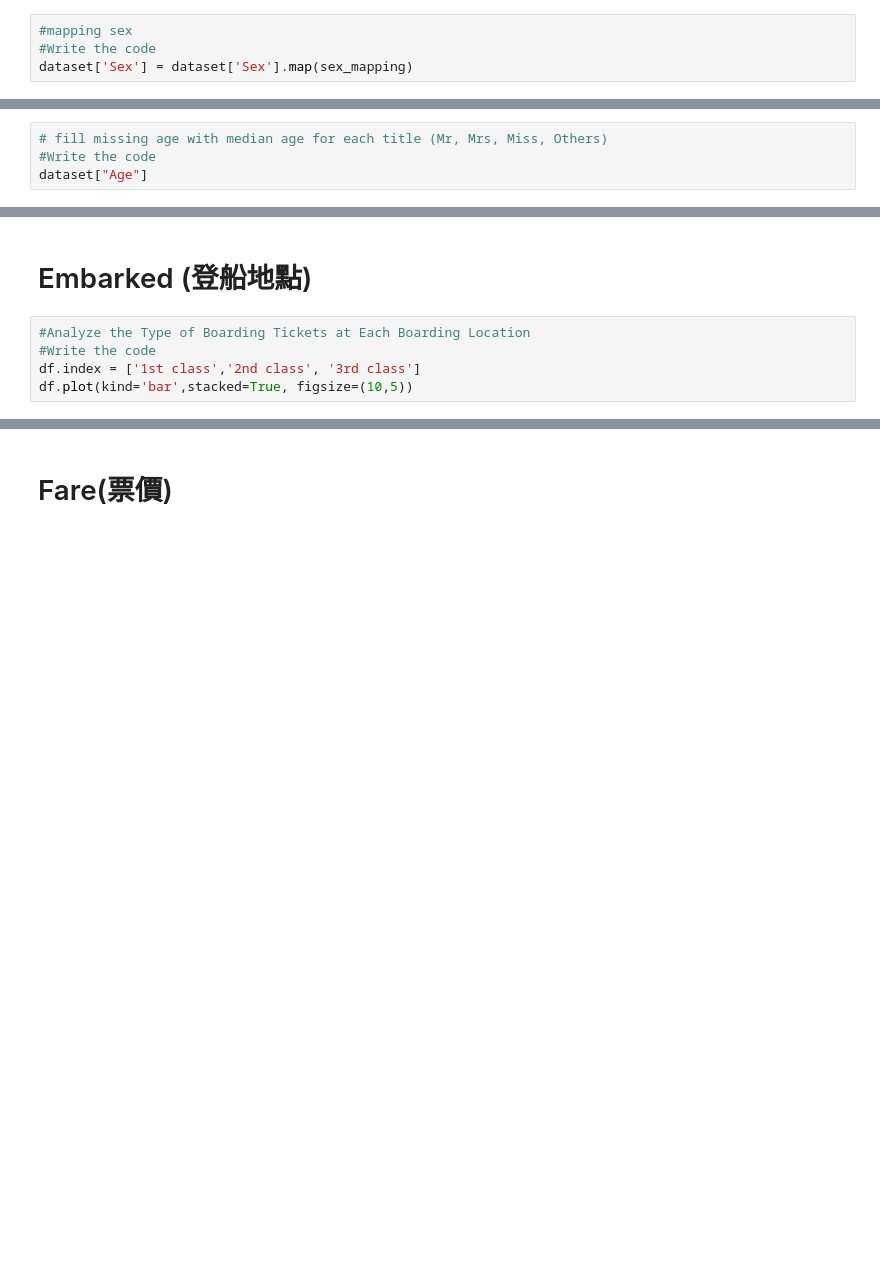
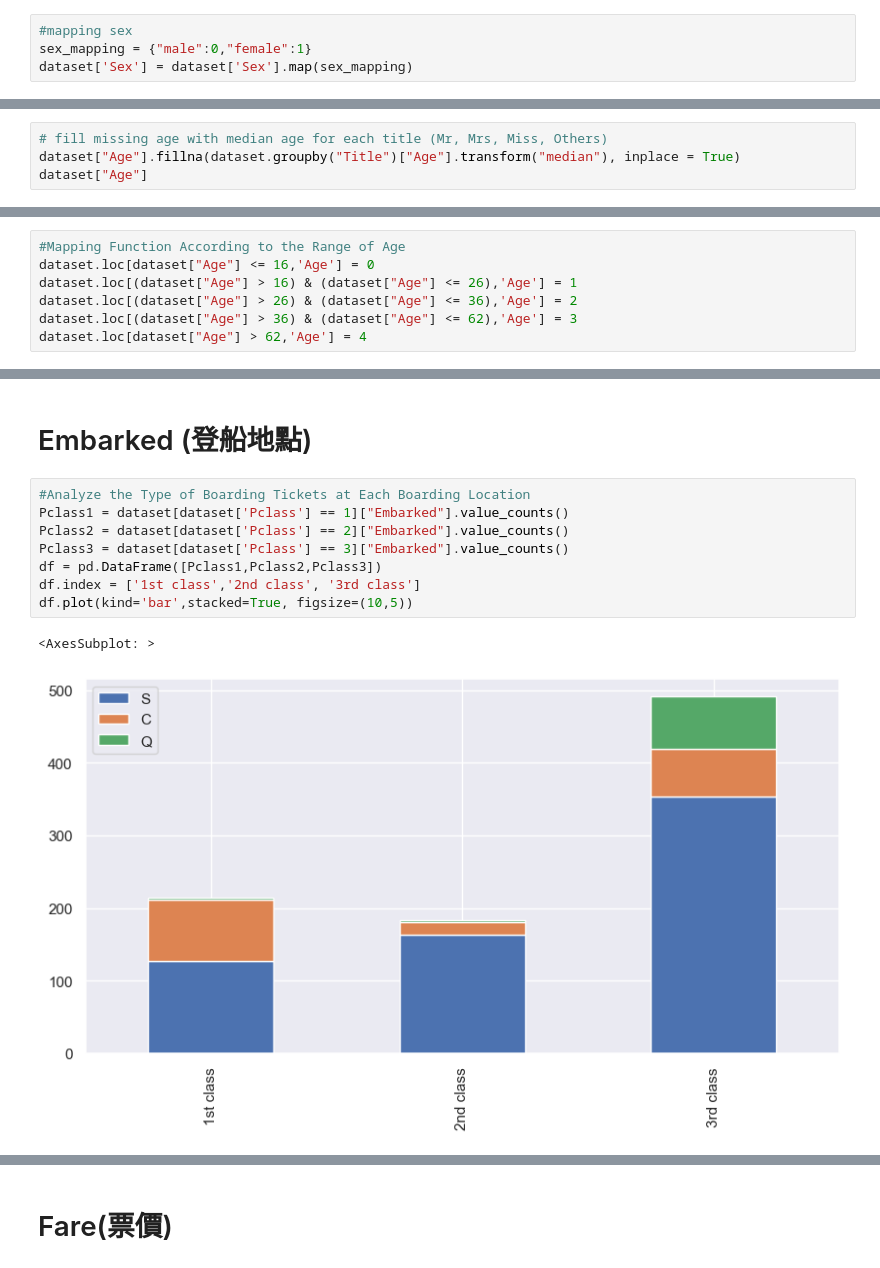
Before and after one commit to KaiTung/NCU_111_ML, a Jupyter notebook: 111-1機器學習/Week8/ToStudents/Lab-DNN-Titanic/DNN-ToStudents.ipynb, the cells around one changed output, grey strips where cells are left out. Drawn from its saved outputs; the diff is of its cells as text; blank space fills up the shorter version.

```diff
--- a/111-1機器學習/Week8/ToStudents/Lab-DNN-Titanic/DNN-ToStudents.ipynb
+++ b/111-1機器學習/Week8/ToStudents/Lab-DNN-Titanic/DNN-ToStudents.ipynb
@@ -164,7 +194,7 @@ dataset.head()
 # Sex
 # %%
 #mapping sex
-#Write the code
+sex_mapping = {"male":0,"female":1}
 dataset['Sex'] = dataset['Sex'].map(sex_mapping)
 # %%
 bar_chart('Sex')
@@ -175,5 +221,5 @@ dataset.head(100)
 # Age
 # %%
 # fill missing age with median age for each title (Mr, Mrs, Miss, Others)
-#Write the code
+dataset["Age"].fillna(dataset.groupby("Title")["Age"].transform("median"), inplace = True)
 dataset["Age"]
@@ -191,3 +258,10 @@ plt.show()
+# %%
+#Mapping Function According to the Range of Age
+dataset.loc[dataset["Age"] <= 16,'Age'] = 0
+dataset.loc[(dataset["Age"] > 16) & (dataset["Age"] <= 26),'Age'] = 1
+dataset.loc[(dataset["Age"] > 26) & (dataset["Age"] <= 36),'Age'] = 2
+dataset.loc[(dataset["Age"] > 36) & (dataset["Age"] <= 62),'Age'] = 3
+dataset.loc[dataset["Age"] > 62,'Age'] = 4
 # %%
 #Current dataframe
 dataset.head()
@@ -198,8 +281,14 @@ dataset.head()
 # Embarked (登船地點)
 # %%
 #Analyze the Type of Boarding Tickets at Each Boarding Location
-#Write the code
+Pclass1 = dataset[dataset['Pclass'] == 1]["Embarked"].value_counts()
+Pclass2 = dataset[dataset['Pclass'] == 2]["Embarked"].value_counts()
+Pclass3 = dataset[dataset['Pclass'] == 3]["Embarked"].value_counts()
+df = pd.DataFrame([Pclass1,Pclass2,Pclass3])
 df.index = ['1st class','2nd class', '3rd class']
 df.plot(kind='bar',stacked=True, figsize=(10,5))
+# %% [output]
+<AxesSubplot: >
+[figure, added]
 # %%
 #Fill Missing Value for Embarked Location
```
Also changed, not shown: parts of 44 cells of this notebook, 1 other file.
